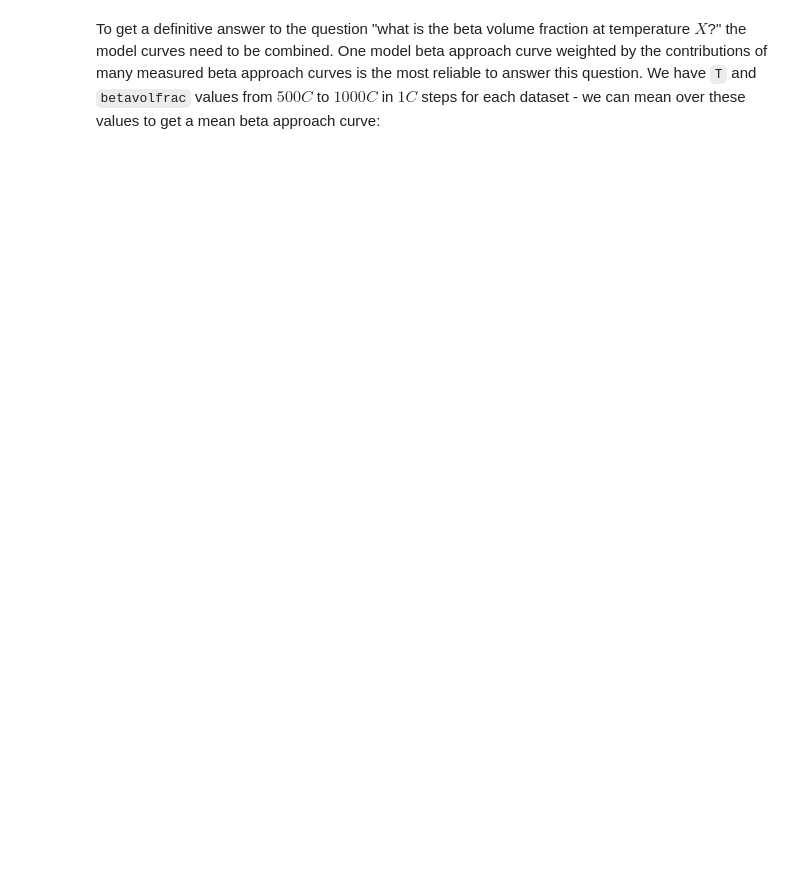
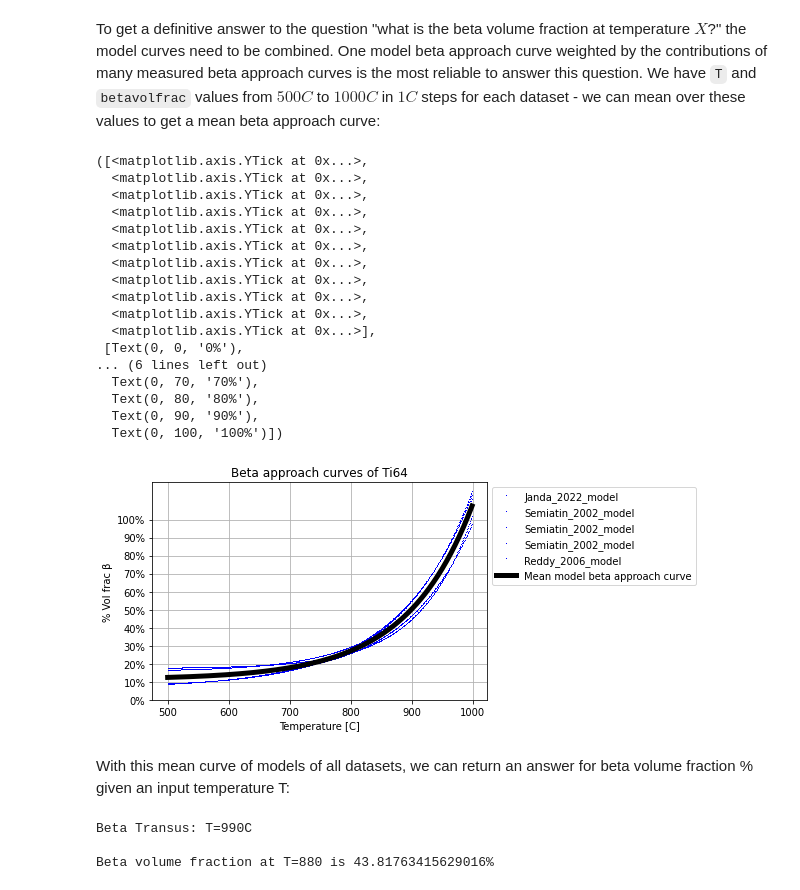
Before and after one commit to RoryAtBar/Ti64-statistical-modelling, a Jupyter notebook: Beta-approach_curve_plotter.ipynb, the cells around one changed output. Drawn from its saved outputs; the diff is of its cells as text; code cells hidden in the pictures; blank space fills up the shorter version.

```diff
--- a/Beta-approach_curve_plotter.ipynb
+++ b/Beta-approach_curve_plotter.ipynb
@@ -120,3 +138,75 @@ To get a definitive answer to the question "what is the beta volume fraction at
 One model beta approach curve weighted by the contributions of many measured beta approach curves is the most reliable to answer this question.
 We have `T` and `betavolfrac` values from $500C$ to $1000C$ in $1C$ steps for each dataset -
 we can mean over these values to get a mean beta approach curve:
+# %%
+
+list_of_dataframes = []
+for paper_key in filtered_data['Papers']:
+    for curve_num, curve in enumerate(filtered_data['Papers'][paper_key]['Curve_models']):
+        measured_T = curve.iloc[:,0]
+        measured_volfracbeta = curve.iloc[:,1]
+        modelT = filtered_data['Papers'][paper_key]['Curve_models'][curve_num].iloc[:,0]
+        modelbetafrac = filtered_data['Papers'][paper_key]['Curve_models'][curve_num].iloc[:,1]
+        plt.plot(modelT, modelbetafrac, ',', color ='blue', label =f"{paper_key}_model")
+
+        list_of_dataframes.append(curve)
+
+# mean betavolfrac coloumn over all dataframes
+mean_rows = []
+for rows in zip(*[df.iloc[:, 1] for df in list_of_dataframes]):
+    mean_row = sum(rows) / len(rows)
+    mean_rows.append(mean_row)
+# Create a DataFrame from the calculated mean rows of betavolfrac
+
+mean_T = filtered_data['Papers']['Janda_2022']['Curve_models'][0].iloc[:,0]
+mean_beta_volfrac = pd.DataFrame(mean_rows)
+mean_betaapproach_curve = pd.concat([mean_T, mean_beta_volfrac], axis=1)
+
+plt.plot(mean_betaapproach_curve.iloc[:,0], mean_betaapproach_curve.iloc[:,1],
+         color='k', linewidth=5,
+         label='Mean model beta approach curve')
+plt.legend(bbox_to_anchor=[1, 1])
+plt.grid()
+plt.title('Beta approach curves of Ti64')
+plt.xlabel(f"Temperature [C]")
+plt.ylabel(f"% Vol frac β")
+plt.yticks([0,10,20,30,40,50,60,70,80,90,100],
+           ["0%","10%","20%","30%","40%","50%","60%","70%","80%","90%","100%"])
+# %% [output]
+([<matplotlib.axis.YTick at 0x...>,
+  <matplotlib.axis.YTick at 0x...>,
+  <matplotlib.axis.YTick at 0x...>,
+  <matplotlib.axis.YTick at 0x...>,
+  <matplotlib.axis.YTick at 0x...>,
+  <matplotlib.axis.YTick at 0x...>,
+  <matplotlib.axis.YTick at 0x...>,
+  <matplotlib.axis.YTick at 0x...>,
+  <matplotlib.axis.YTick at 0x...>,
+  <matplotlib.axis.YTick at 0x...>,
+  <matplotlib.axis.YTick at 0x...>],
+ [Text(0, 0, '0%'),
+... (6 lines left out)
+  Text(0, 70, '70%'),
+  Text(0, 80, '80%'),
+  Text(0, 90, '90%'),
+  Text(0, 100, '100%')])
+[figure, added]
+# %% [markdown]
+With this mean curve of models of all datasets, we can return an answer for beta volume fraction \% given an input temperature T:
+# %%
+input_T = 880
+
+mean_model_T = mean_betaapproach_curve.iloc[:,0]
+mean_model_betavolfrac = mean_betaapproach_curve.iloc[:,1]
+
+if 100 in np.around(mean_model_betavolfrac):
+    beta_transus = mean_model_T[ np.where(np.around(mean_model_betavolfrac)==100)[0] ]
+    print(f"\nBeta Transus: T={beta_transus.iloc[0]}C")
+
+T_idx = np.where(round(mean_betaapproach_curve.iloc[:,0])==input_T)[0]
+beta_volfrac = mean_betaapproach_curve.iloc[T_idx, 1].iloc[0]
+print(f"\nBeta volume fraction at T={input_T} is {beta_volfrac}%")
+# %% [output]
+Beta Transus: T=990C
+
+Beta volume fraction at T=880 is 43.81763415629016%
```
Also changed, not shown: parts of 13 cells of this notebook.
